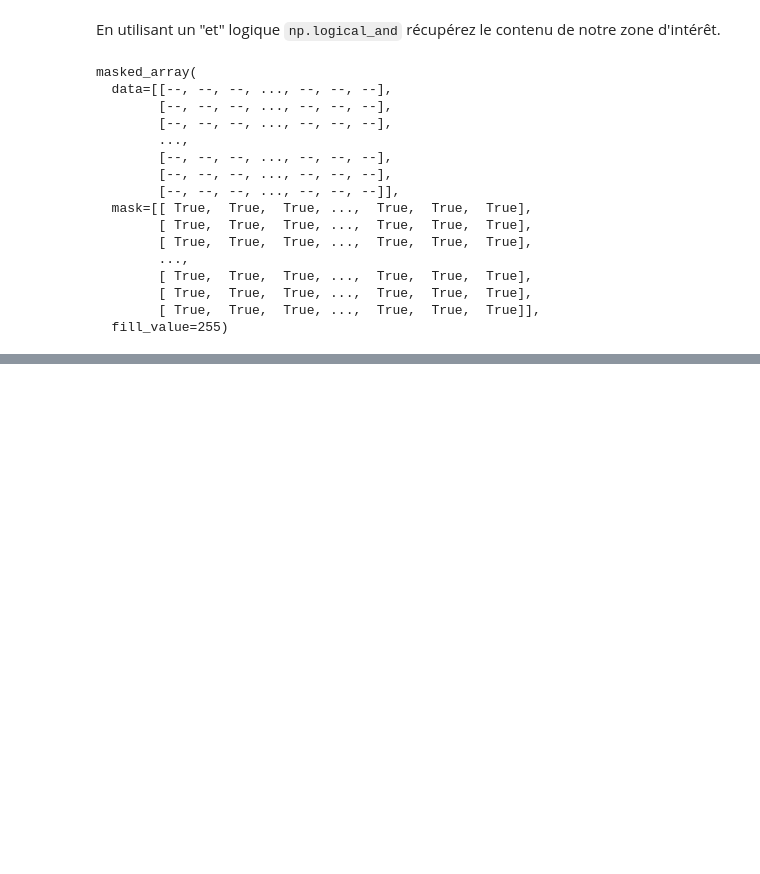
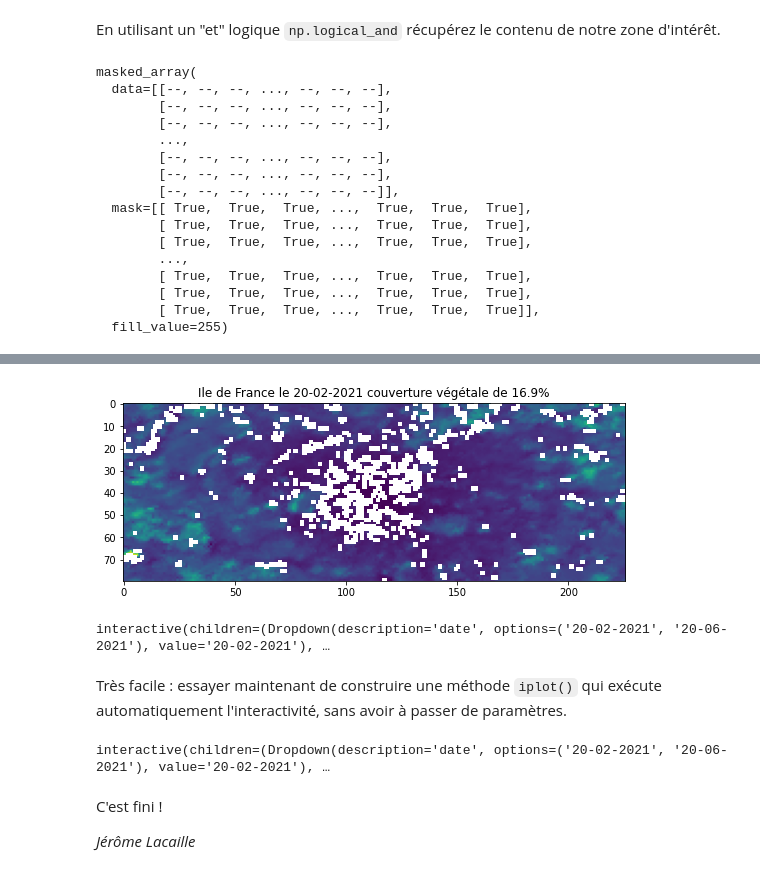
Before and after one commit to jee51/satellite_macs2, a Jupyter notebook: notebooks/ocli_doc.ipynb, the cells around one changed output, grey strips where cells are left out. Cells and saved outputs as stored; diff of their text form; code cells hidden in the pictures; blank space fills up the shorter version.

Commit message:
Ocli

```diff
--- a/notebooks/ocli_doc.ipynb
+++ b/notebooks/ocli_doc.ipynb
@@ -282,0 +566,4 @@ nc.close()
+# %%
+# On crée l'objet Ocli et on affiche son détail.
+oc = sat.Ocli()
+oc
@@ -282,0 +608,20 @@ nc.close()
+# %%
+# Une méthode plot() permet d'afficher l'image.
+oc.plot(oc.dates[0],oc.names[0])
+# %% [output]
+[figure, added]
+# %%
+# Cette méthode peut être appelée interactivement.
+widgets.interact(oc.plot, date=oc.dates, name=oc.names);
+# %% [output]
+interactive(children=(Dropdown(description='date', options=('20-02-2021', '20-06-2021'), value='20-02-2021'), …
+# %% [markdown]
+Très facile : essayer maintenant de construire une méthode `iplot()` qui exécute automatiquement l'interactivité, sans avoir à passer de paramètres.
+# %%
+oc.iplot()
+# %% [output]
+interactive(children=(Dropdown(description='date', options=('20-02-2021', '20-06-2021'), value='20-02-2021'), …
+# %% [markdown]
+C'est fini !
+
+_Jérôme Lacaille_
```
Also changed, not shown: parts of 78 cells of this notebook, 3 other files.
